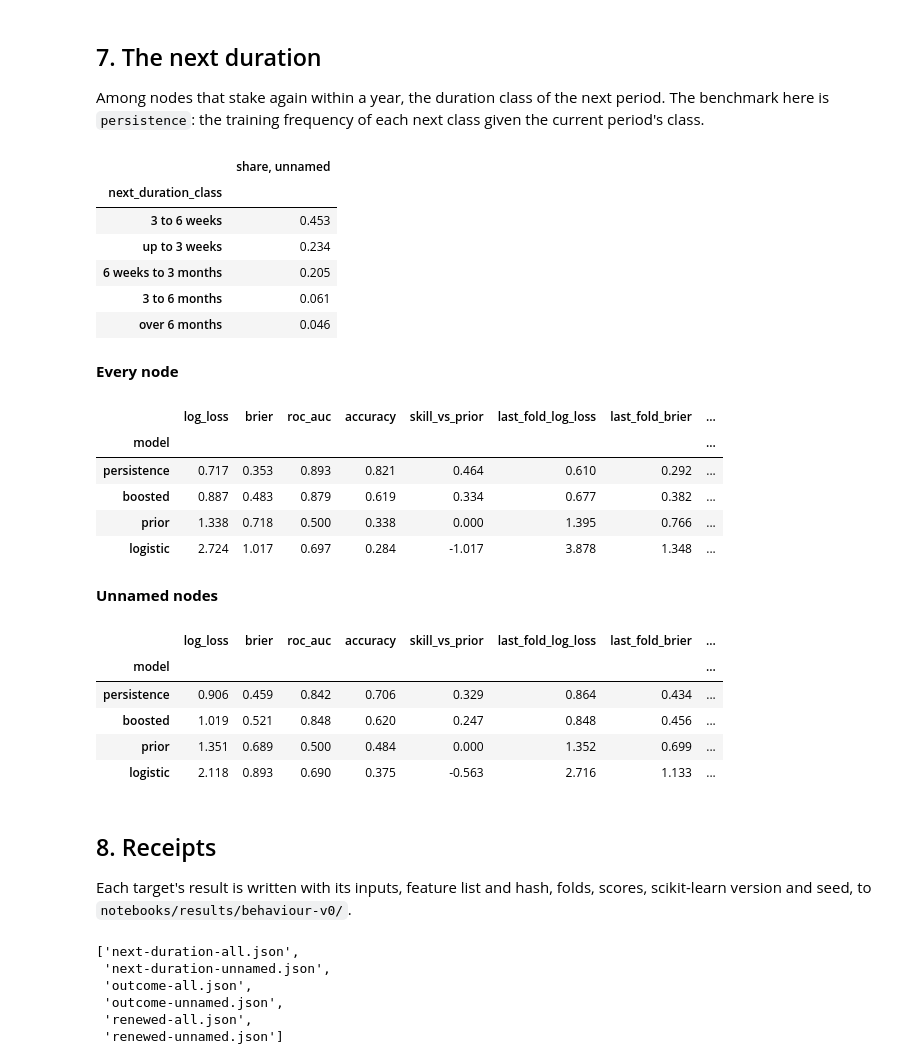
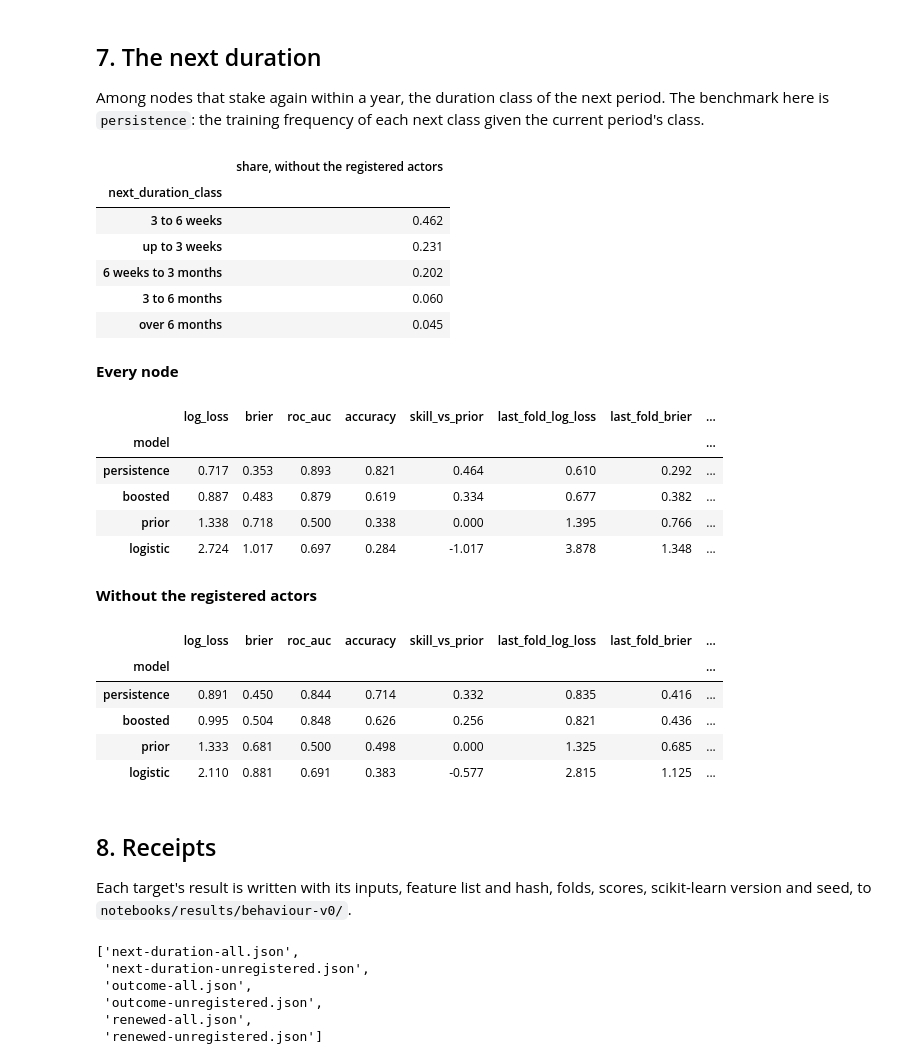
Before and after one commit to bonding-curves/avalanche-phase-ii-research, a Jupyter notebook: notebooks/behaviour-supervised.ipynb, the cells around one changed output. Cells and saved outputs as stored; diff of their text form; code cells hidden in the pictures.

```diff
--- a/notebooks/behaviour-supervised.ipynb
+++ b/notebooks/behaviour-supervised.ipynb
@@ -34,7 +34,7 @@ pd.set_option("display.max_columns", 40)
 inputs = behaviour.load()
 events = ev.decision_events(inputs.periods)
 features = ft.build(events, inputs)
-named = events.node_id.map(inputs.nodes.named_agent)
+actor = events.node_id.map(inputs.nodes.registered_actor)
 ft.registry_frame()
 # %% [output]
 [interactive output not drawn]
@@ -104,10 +104,10 @@ GoGoPool's minipools alone are about a quarter of all validator periods, and the
 # %%
-unnamed = named.isna()
+unregistered = actor.isna()
 renewed_all = sv.run(events, features, "renewed")
-renewed = sv.run(events, features, "renewed", keep=unnamed)
+renewed = sv.run(events, features, "renewed", keep=unregistered)
 display(pd.DataFrame([{"fold": f.name, "train": len(f.train), "test": len(f.test)} for f in renewed.folds]).set_index("fold").T)
 display(Markdown("**Every node**"), sv.summarise(renewed_all.scores).round(3))
-display(Markdown("**Unnamed nodes**"), sv.summarise(renewed.scores).round(3))
-views.panel(views.FoldScores(scores=renewed.scores, name="Scores, unnamed nodes"), ["metric"])
+display(Markdown("**Without the registered actors**"), sv.summarise(renewed.scores).round(3))
+views.panel(views.FoldScores(scores=renewed.scores, name="Scores, without the registered actors"), ["metric"])
 # %% [output]
 | fold | 2022-11 | 2023-05 | 2023-11 | 2024-05 | 2024-11 | 2025-05 |
@@ -171,8 +171,8 @@ views.importance_bars(importance)
 The three-way outcome needs a year of follow-up, so its last test window ends a year before the lockbox.
 # %%
 outcome_all = sv.run(events, features, "outcome")
-outcome = sv.run(events, features, "outcome", keep=unnamed)
-display(outcome.y.value_counts(normalize=True).round(3).rename("share, unnamed").to_frame())
+outcome = sv.run(events, features, "outcome", keep=unregistered)
+display(outcome.y.value_counts(normalize=True).round(3).rename("share, without the registered actors").to_frame())
 display(Markdown("**Every node**"), sv.summarise(outcome_all.scores).round(3))
-display(Markdown("**Unnamed nodes**"), sv.summarise(outcome.scores).round(3))
+display(Markdown("**Without the registered actors**"), sv.summarise(outcome.scores).round(3))
 # %% [output]
@@ -199,32 +199,32 @@ display(Markdown("**Unnamed nodes**"), sv.summarise(outcome.scores).round(3))
 Among nodes that stake again within a year, the duration class of the next period. The benchmark here is `persistence`: the training frequency of each next class given the current period's class.
 # %%
 duration_all = sv.run(events, features, "next_duration")
-duration = sv.run(events, features, "next_duration", keep=unnamed)
-display(duration.y.value_counts(normalize=True).round(3).rename("share, unnamed").to_frame())
+duration = sv.run(events, features, "next_duration", keep=unregistered)
+display(duration.y.value_counts(normalize=True).round(3).rename("share, without the registered actors").to_frame())
 display(Markdown("**Every node**"), sv.summarise(duration_all.scores).round(3))
-display(Markdown("**Unnamed nodes**"), sv.summarise(duration.scores).round(3))
+display(Markdown("**Without the registered actors**"), sv.summarise(duration.scores).round(3))
 # %% [output]
-|  | share, unnamed |
+|  | share, without the registered actors |
 | next_duration_class |  |
-| 3 to 6 weeks | 0.453 |
-| up to 3 weeks | 0.234 |
-| 6 weeks to 3 months | 0.205 |
-| 3 to 6 months | 0.061 |
-| over 6 months | 0.046 |
+| 3 to 6 weeks | 0.462 |
+| up to 3 weeks | 0.231 |
+| 6 weeks to 3 months | 0.202 |
+| 3 to 6 months | 0.060 |
+| over 6 months | 0.045 |
 **Every node**
 |  | log_loss | brier | roc_auc | accuracy | skill_vs_prior | last_fold_log_loss | last_fold_brier | ... |
 | model |  |  |  |  |  |  |  | ... |
 | persistence | 0.717 | 0.353 | 0.893 | 0.821 | 0.464 | 0.610 | 0.292 | ... |
 | boosted | 0.887 | 0.483 | 0.879 | 0.619 | 0.334 | 0.677 | 0.382 | ... |
 | prior | 1.338 | 0.718 | 0.500 | 0.338 | 0.000 | 1.395 | 0.766 | ... |
 | logistic | 2.724 | 1.017 | 0.697 | 0.284 | -1.017 | 3.878 | 1.348 | ... |
-**Unnamed nodes**
+**Without the registered actors**
 |  | log_loss | brier | roc_auc | accuracy | skill_vs_prior | last_fold_log_loss | last_fold_brier | ... |
 | model |  |  |  |  |  |  |  | ... |
-| persistence | 0.906 | 0.459 | 0.842 | 0.706 | 0.329 | 0.864 | 0.434 | ... |
-| boosted | 1.019 | 0.521 | 0.848 | 0.620 | 0.247 | 0.848 | 0.456 | ... |
-| prior | 1.351 | 0.689 | 0.500 | 0.484 | 0.000 | 1.352 | 0.699 | ... |
-| logistic | 2.118 | 0.893 | 0.690 | 0.375 | -0.563 | 2.716 | 1.133 | ... |
+| persistence | 0.891 | 0.450 | 0.844 | 0.714 | 0.332 | 0.835 | 0.416 | ... |
+| boosted | 0.995 | 0.504 | 0.848 | 0.626 | 0.256 | 0.821 | 0.436 | ... |
+| prior | 1.333 | 0.681 | 0.500 | 0.498 | 0.000 | 1.325 | 0.685 | ... |
+| logistic | 2.110 | 0.881 | 0.691 | 0.383 | -0.577 | 2.815 | 1.125 | ... |
 # %% [markdown]
 ## 8. Receipts
 
@@ -232,20 +232,20 @@ Each target's result is written with its inputs, feature list and hash, folds, s
 # %%
 out = Path("results/behaviour-v0")
 out.mkdir(parents=True, exist_ok=True)
-for name, result in (("renewed-all", renewed_all), ("renewed-unnamed", renewed), ("outcome-all", outcome_all),
-                     ("outcome-unnamed", outcome), ("next-duration-all", duration_all),
-                     ("next-duration-unnamed", duration)):
+for name, result in (("renewed-all", renewed_all), ("renewed-unregistered", renewed), ("outcome-all", outcome_all),
+                     ("outcome-unregistered", outcome), ("next-duration-all", duration_all),
+                     ("next-duration-unregistered", duration)):
     record = sv.receipt(inputs.receipt(), result.target, result.X.columns, result.folds, sv.summarise(result.scores))
-    record["rows"] = "unnamed nodes" if name.endswith("unnamed") else "every node"
+    record["rows"] = "without the registered actors (AS1)" if name.endswith("unregistered") else "every node"
     (out / f"{name}.json").write_text(json.dumps(record, indent=2, sort_keys=True) + "\n")
 sorted(p.name for p in out.iterdir())
 # %% [output]
 ['next-duration-all.json',
- 'next-duration-unnamed.json',
+ 'next-duration-unregistered.json',
  'outcome-all.json',
- 'outcome-unnamed.json',
+ 'outcome-unregistered.json',
  'renewed-all.json',
- 'renewed-unnamed.json']
+ 'renewed-unregistered.json']
 # %% [markdown]
 ## Findings
 
```
Also changed, not shown: parts of 8 cells of this notebook, 10 other files.
